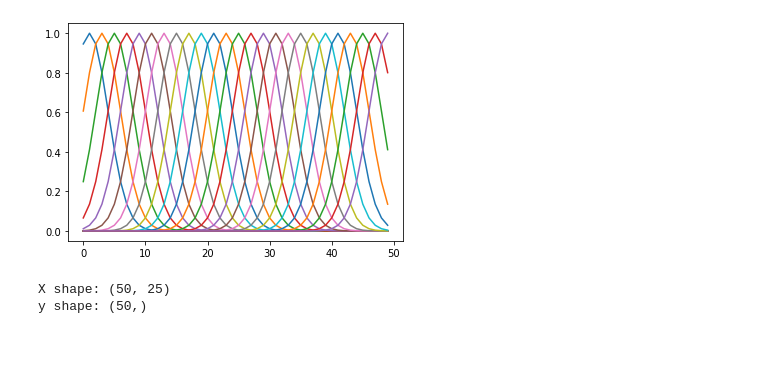
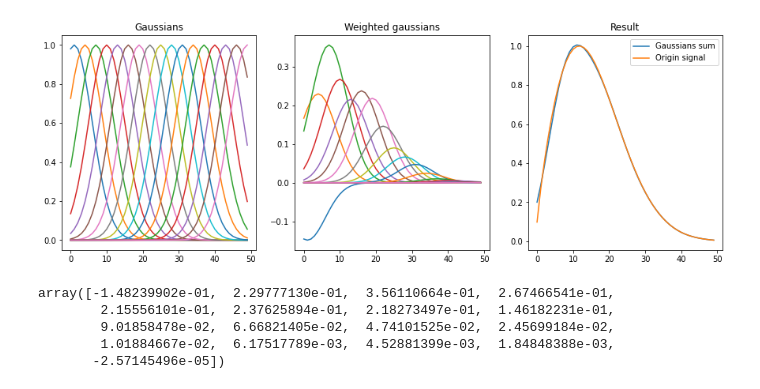
Before and after one commit to whiteRa2bit/hep_generative_models, a Jupyter notebook: notebooks/train/Gan_preprocessing.ipynb, the cells around one changed output. Cells and saved outputs as stored; diff of their text form; code cells hidden in the pictures; blank space fills up the shorter version.

```diff
--- a/notebooks/train/Gan_preprocessing.ipynb
+++ b/notebooks/train/Gan_preprocessing.ipynb
@@ -32,24 +37,13 @@ data = nakagami.get_nakagami_data(nu_values)
 # %%
-POINTS_NUM = 2 * SAMPLE_SIZE + 1
-STD = 3
+def get_gaussians(std, compress_coef):
+    sample = data[np.random.choice(range(len(data)))]
+    points_num = 2 * len(sample) + 1
+    max_loc = np.argmax(signal.gaussian(points_num, std=std))
 
-sample = data[0] #np.reshape(data[0], (len(data[0]), 1))
-max_loc = np.argmax(signal.gaussian(POINTS_NUM, std=STD))
-gaussians = []
-for i in range(0, len(sample), 2):
-    start_pos = max_loc - i - 1
-    end_pos = start_pos + len(sample)
-    values = signal.gaussian(POINTS_NUM, std=STD)[start_pos:end_pos]
-    plt.plot(values)
-    gaussians.append(values)
-plt.show()
+    gaussians = []
+    for j in range(0, len(sample), compress_coef):
+        start_pos = max_loc - j - 1
+        end_pos = start_pos + len(sample)
+        values = signal.gaussian(points_num, std=std)[start_pos:end_pos]
+        gaussians.append(values)
+    return gaussians
-# %% [output]
-[figure, removed]
-# %%
-X = np.array(gaussians).T
-y = sample.copy()
-print("X shape:", X.shape)
-print("y shape:", y.shape)
-# %% [output]
-X shape: (50, 25)
-y shape: (50,)
@@ -62,0 +50,40 @@ for i in range(len(gaussians)):
+# %%
+def transform_sample(sample, lr_alpha, std, compress_coef, to_visualize=False):
+    def visualize():
+        f, ax = plt.subplots(1, 3, figsize=(15, 5))
+        ax[0].set_title("Gaussians")
+        ax[1].set_title("Weighted gaussians")
+        ax[2].set_title("Result")
+        result = [lr.intercept_] * len(sample)
+        for i, gaussian in enumerate(gaussians):
+            ax[0].plot(gaussian)
+            ax[1].plot(gaussian * lr.coef_[i])
+            result += gaussian * lr.coef_[i]
+        ax[2].plot(result)
+        ax[2].plot(sample)
+        ax[2].legend(['Gaussians sum', 'Origin signal'])
+        plt.show()
+
+    lr = Ridge(alpha=lr_alpha, fit_intercept=False)
+    gaussians = get_gaussians(std, compress_coef)
+    cur_X = np.array(gaussians).T
+    cur_y = sample.copy()
+    lr.fit(cur_X, cur_y)
+
+    if to_visualize:
+        visualize()
+
+    return lr.coef_
+# %%
+transform_sample(data[0], \
+                 lr_alpha=LR_ALPHA, \
+                 std=GAUSSIAN_STD, \
+                 compress_coef=COMPRESS_COEF, \
+                 to_visualize=True)
+# %% [output]
+[figure, added]
+array([-1.48239902e-01,  2.29777130e-01,  3.56110664e-01,  2.67466541e-01,
+        2.15556101e-01,  2.37625894e-01,  2.18273497e-01,  1.46182231e-01,
+        9.01858478e-02,  6.66821405e-02,  4.74101525e-02,  2.45699184e-02,
+        1.01884667e-02,  6.17517789e-03,  4.52881399e-03,  1.84848388e-03,
+       -2.57145496e-05])
```
Also changed, not shown: parts of 11 cells of this notebook.
